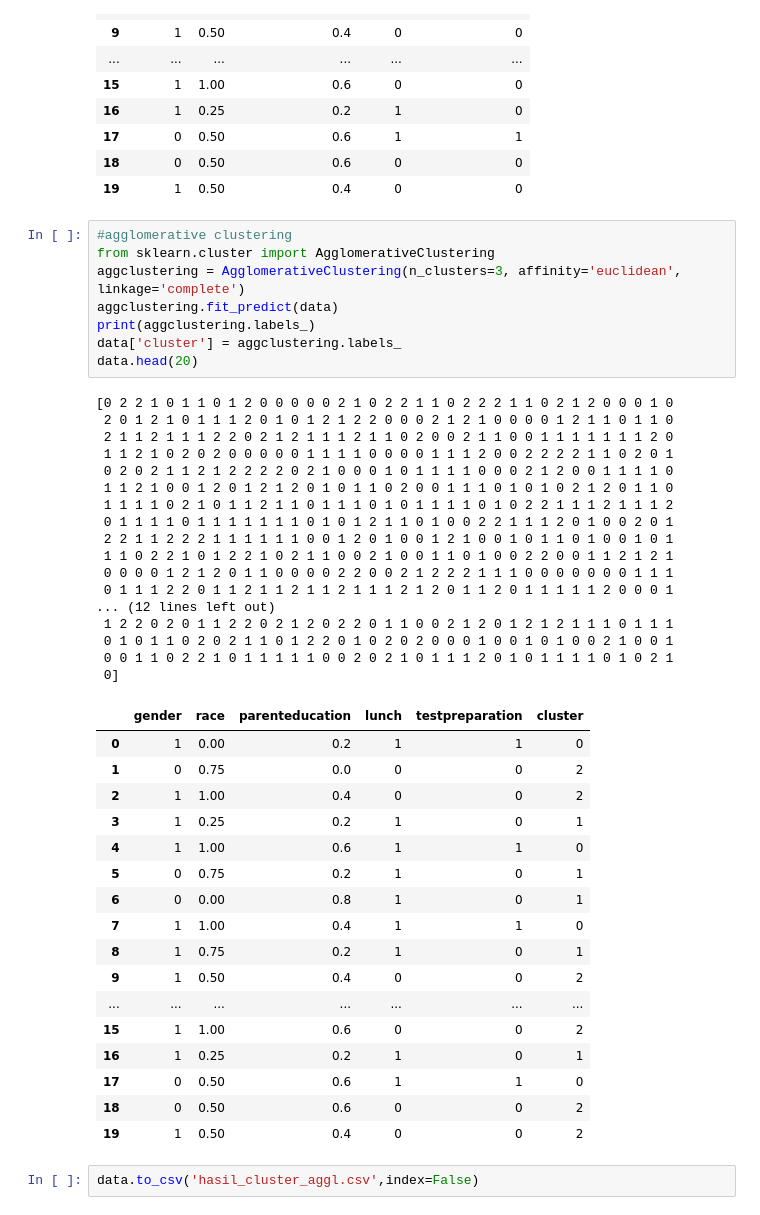
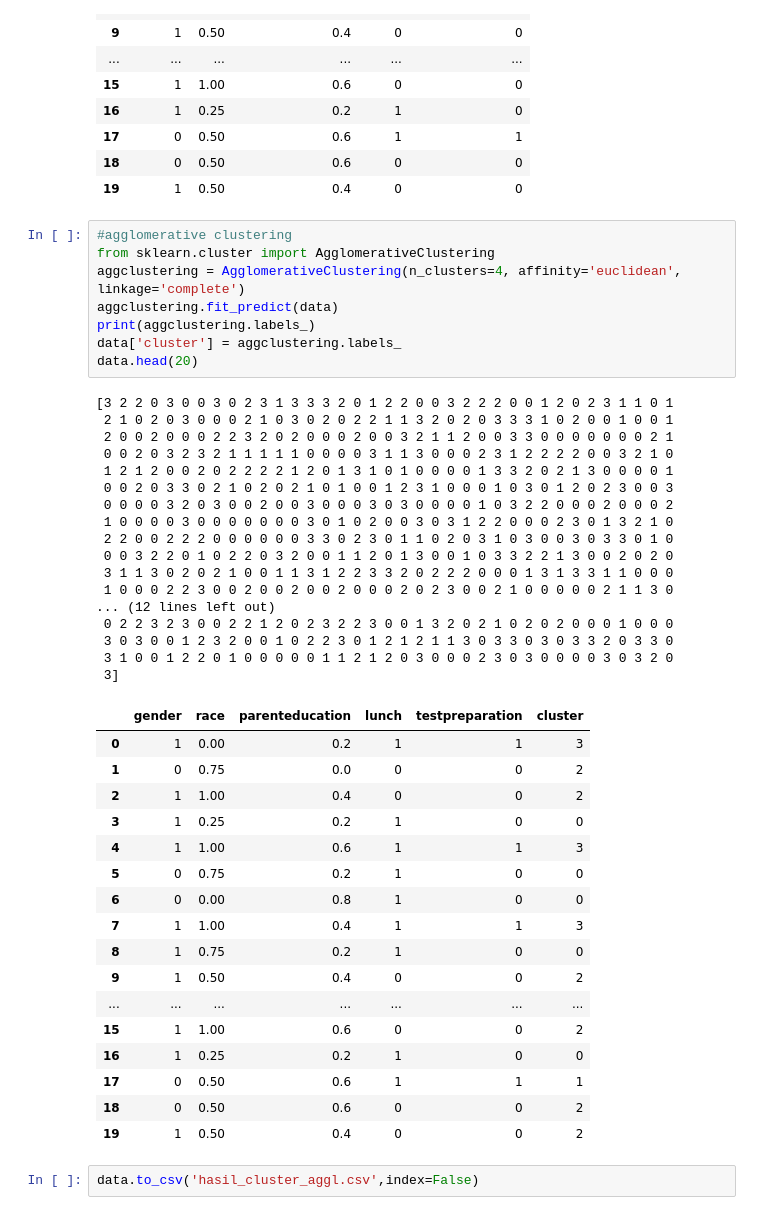
Before and after one commit to AbielB/Flask_ClusteringForStudents, a Jupyter notebook: MakeModel.ipynb, the cells around one changed output. Cells and saved outputs as stored; diff of their text form.

```diff
--- a/MakeModel.ipynb
+++ b/MakeModel.ipynb
@@ -81,44 +81,44 @@ data.head(20)
 # %%
 #agglomerative clustering
 from sklearn.cluster import AgglomerativeClustering
-aggclustering = AgglomerativeClustering(n_clusters=3, affinity='euclidean', linkage='complete')
+aggclustering = AgglomerativeClustering(n_clusters=4, affinity='euclidean', linkage='complete')
 aggclustering.fit_predict(data)
 print(aggclustering.labels_)
 data['cluster'] = aggclustering.labels_
 data.head(20)
 # %% [output]
-[0 2 2 1 0 1 1 0 1 2 0 0 0 0 0 2 1 0 2 2 1 1 0 2 2 2 1 1 0 2 1 2 0 0 0 1 0
- 2 0 1 2 1 0 1 1 1 2 0 1 0 1 2 1 2 2 0 0 0 2 1 2 1 0 0 0 0 1 2 1 1 0 1 1 0
- 2 1 1 2 1 1 1 2 2 0 2 1 2 1 1 1 2 1 1 0 2 0 0 2 1 1 0 0 1 1 1 1 1 1 1 2 0
- 1 1 2 1 0 2 0 2 0 0 0 0 0 1 1 1 1 0 0 0 0 1 1 1 2 0 0 2 2 2 2 1 1 0 2 0 1
- 0 2 0 2 1 1 2 1 2 2 2 2 0 2 1 0 0 0 1 0 1 1 1 1 0 0 0 2 1 2 0 0 1 1 1 1 0
- 1 1 2 1 0 0 1 2 0 1 2 1 2 0 1 0 1 1 0 2 0 0 1 1 1 0 1 0 1 0 2 1 2 0 1 1 0
- 1 1 1 1 0 2 1 0 1 1 2 1 1 0 1 1 1 0 1 0 1 1 1 1 0 1 0 2 2 1 1 1 2 1 1 1 2
- 0 1 1 1 1 0 1 1 1 1 1 1 1 0 1 0 1 2 1 1 0 1 0 0 2 2 1 1 1 2 0 1 0 0 2 0 1
- 2 2 1 1 2 2 2 1 1 1 1 1 1 0 0 1 2 0 1 0 0 1 2 1 0 0 1 0 1 1 0 1 0 0 1 0 1
- 1 1 0 2 2 1 0 1 2 2 1 0 2 1 1 0 0 2 1 0 0 1 1 0 1 0 0 2 2 0 0 1 1 2 1 2 1
- 0 0 0 0 1 2 1 2 0 1 1 0 0 0 0 2 2 0 0 2 1 2 2 2 1 1 1 0 0 0 0 0 0 0 1 1 1
- 0 1 1 1 2 2 0 1 1 2 1 1 2 1 1 2 1 1 1 2 1 2 0 1 1 2 0 1 1 1 1 1 2 0 0 0 1
+[3 2 2 0 3 0 0 3 0 2 3 1 3 3 3 2 0 1 2 2 0 0 3 2 2 2 0 0 1 2 0 2 3 1 1 0 1
+ 2 1 0 2 0 3 0 0 0 2 1 0 3 0 2 0 2 2 1 1 3 2 0 2 0 3 3 3 1 0 2 0 0 1 0 0 1
+ 2 0 0 2 0 0 0 2 2 3 2 0 2 0 0 0 2 0 0 3 2 1 1 2 0 0 3 3 0 0 0 0 0 0 0 2 1
+ 0 0 2 0 3 2 3 2 1 1 1 1 1 0 0 0 0 3 1 1 3 0 0 0 2 3 1 2 2 2 2 0 0 3 2 1 0
+ 1 2 1 2 0 0 2 0 2 2 2 2 1 2 0 1 3 1 0 1 0 0 0 0 1 3 3 2 0 2 1 3 0 0 0 0 1
+ 0 0 2 0 3 3 0 2 1 0 2 0 2 1 0 1 0 0 1 2 3 1 0 0 0 1 0 3 0 1 2 0 2 3 0 0 3
+ 0 0 0 0 3 2 0 3 0 0 2 0 0 3 0 0 0 3 0 3 0 0 0 0 1 0 3 2 2 0 0 0 2 0 0 0 2
+ 1 0 0 0 0 3 0 0 0 0 0 0 0 3 0 1 0 2 0 0 3 0 3 1 2 2 0 0 0 2 3 0 1 3 2 1 0
+ 2 2 0 0 2 2 2 0 0 0 0 0 0 3 3 0 2 3 0 1 1 0 2 0 3 1 0 3 0 0 3 0 3 3 0 1 0
+ 0 0 3 2 2 0 1 0 2 2 0 3 2 0 0 1 1 2 0 1 3 0 0 1 0 3 3 2 2 1 3 0 0 2 0 2 0
+ 3 1 1 3 0 2 0 2 1 0 0 1 1 3 1 2 2 3 3 2 0 2 2 2 0 0 0 1 3 1 3 3 1 1 0 0 0
+ 1 0 0 0 2 2 3 0 0 2 0 0 2 0 0 2 0 0 0 2 0 2 3 0 0 2 1 0 0 0 0 0 2 1 1 3 0
 ... (12 lines left out)
- 1 2 2 0 2 0 1 1 2 2 0 2 1 2 0 2 2 0 1 1 0 0 2 1 2 0 1 2 1 2 1 1 1 0 1 1 1
- 0 1 0 1 1 0 2 0 2 1 1 0 1 2 2 0 1 0 2 0 2 0 0 0 1 0 0 1 0 1 0 0 2 1 0 0 1
- 0 0 1 1 0 2 2 1 0 1 1 1 1 1 0 0 2 0 2 1 0 1 1 1 2 0 1 0 1 1 1 1 0 1 0 2 1
- 0]
+ 0 2 2 3 2 3 0 0 2 2 1 2 0 2 3 2 2 3 0 0 1 3 2 0 2 1 0 2 0 2 0 0 0 1 0 0 0
+ 3 0 3 0 0 1 2 3 2 0 0 1 0 2 2 3 0 1 2 1 2 1 1 3 0 3 3 0 3 0 3 3 2 0 3 3 0
+ 3 1 0 0 1 2 2 0 1 0 0 0 0 0 1 1 2 1 2 0 3 0 0 0 2 3 0 3 0 0 0 0 3 0 3 2 0
+ 3]
 |  | gender | race | parenteducation | lunch | testpreparation | cluster |
-| 0 | 1 | 0.00 | 0.2 | 1 | 1 | 0 |
+| 0 | 1 | 0.00 | 0.2 | 1 | 1 | 3 |
 | 1 | 0 | 0.75 | 0.0 | 0 | 0 | 2 |
 | 2 | 1 | 1.00 | 0.4 | 0 | 0 | 2 |
-| 3 | 1 | 0.25 | 0.2 | 1 | 0 | 1 |
-| 4 | 1 | 1.00 | 0.6 | 1 | 1 | 0 |
-| 5 | 0 | 0.75 | 0.2 | 1 | 0 | 1 |
-| 6 | 0 | 0.00 | 0.8 | 1 | 0 | 1 |
-| 7 | 1 | 1.00 | 0.4 | 1 | 1 | 0 |
-| 8 | 1 | 0.75 | 0.2 | 1 | 0 | 1 |
+| 3 | 1 | 0.25 | 0.2 | 1 | 0 | 0 |
+| 4 | 1 | 1.00 | 0.6 | 1 | 1 | 3 |
+| 5 | 0 | 0.75 | 0.2 | 1 | 0 | 0 |
+| 6 | 0 | 0.00 | 0.8 | 1 | 0 | 0 |
+| 7 | 1 | 1.00 | 0.4 | 1 | 1 | 3 |
+| 8 | 1 | 0.75 | 0.2 | 1 | 0 | 0 |
 | 9 | 1 | 0.50 | 0.4 | 0 | 0 | 2 |
 | ... | ... | ... | ... | ... | ... | ... |
 | 15 | 1 | 1.00 | 0.6 | 0 | 0 | 2 |
-| 16 | 1 | 0.25 | 0.2 | 1 | 0 | 1 |
-| 17 | 0 | 0.50 | 0.6 | 1 | 1 | 0 |
+| 16 | 1 | 0.25 | 0.2 | 1 | 0 | 0 |
+| 17 | 0 | 0.50 | 0.6 | 1 | 1 | 1 |
 | 18 | 0 | 0.50 | 0.6 | 0 | 0 | 2 |
 | 19 | 1 | 0.50 | 0.4 | 0 | 0 | 2 |
 # %%
```
Also changed, not shown: parts of 3 cells of this notebook, 4 other files.
